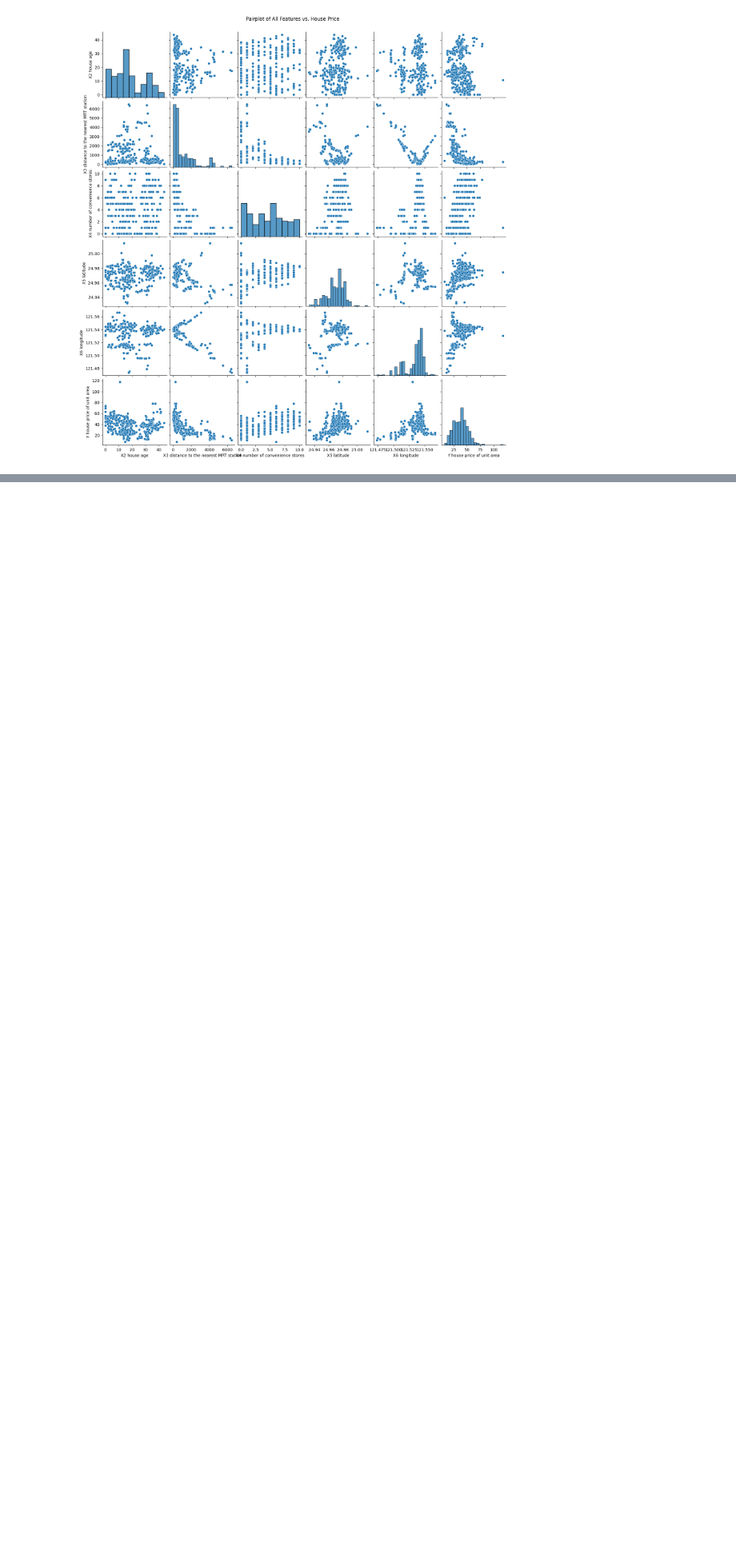
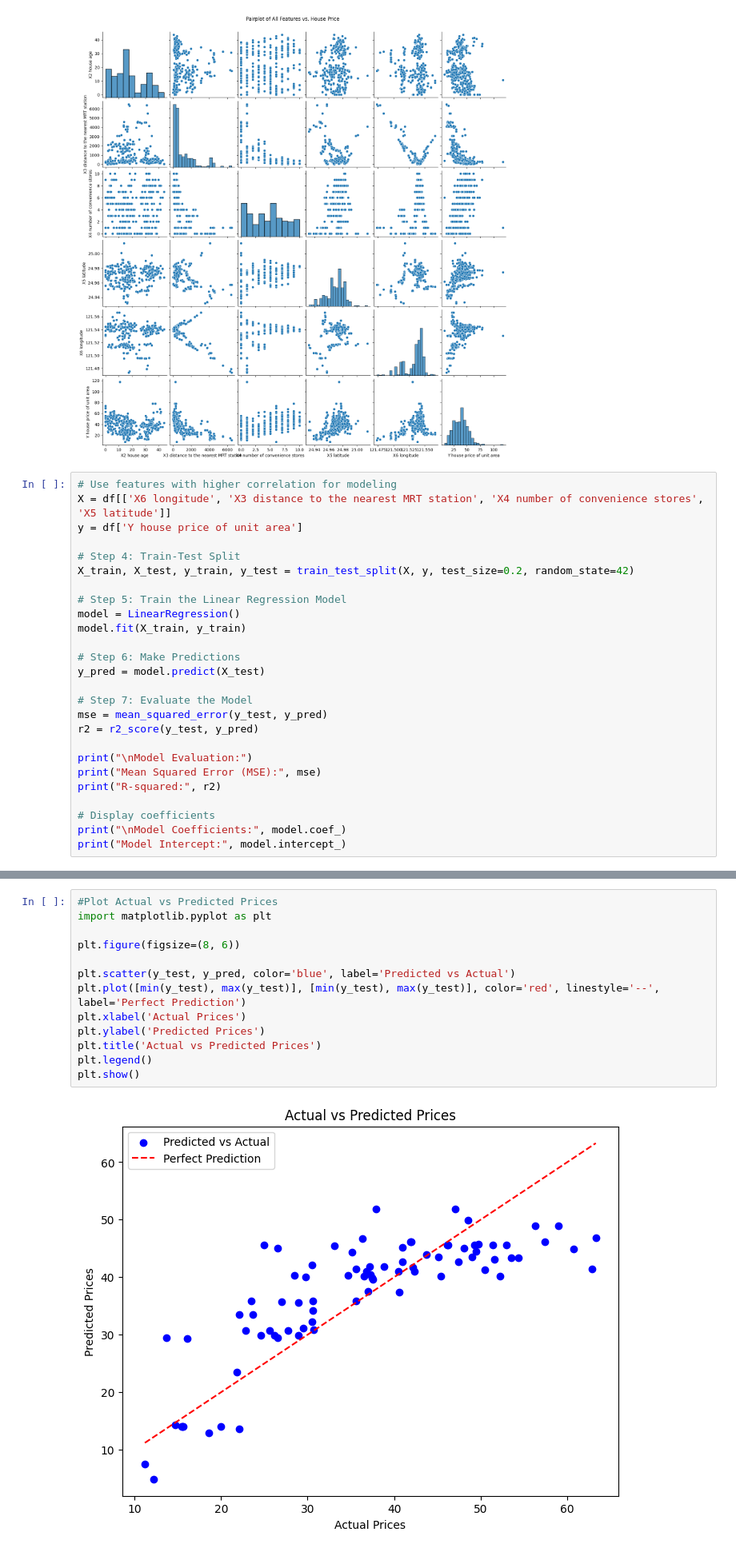
Before and after one commit to HananLuayAli/HananLuayAli, a Jupyter notebook: Linear_Regression.ipynb, the cells around one changed output, grey strips where cells are left out. Shown: that part at 80% size. Drawn from its saved outputs; the diff is of its cells as text; blank space fills up the shorter version.

```diff
--- a/Linear_Regression.ipynb
+++ b/Linear_Regression.ipynb
@@ -79,3 +79,29 @@ plt.suptitle("Pairplot of All Features vs. House Price", y=1.02)
 plt.show()
 # %% [output]
 [figure]
+# %%
+# Use features with higher correlation for modeling
+X = df[['X6 longitude', 'X3 distance to the nearest MRT station', 'X4 number of convenience stores', 'X5 latitude']]
+y = df['Y house price of unit area']
+
+# Step 4: Train-Test Split
+X_train, X_test, y_train, y_test = train_test_split(X, y, test_size=0.2, random_state=42)
+
+# Step 5: Train the Linear Regression Model
+model = LinearRegression()
+model.fit(X_train, y_train)
+
+# Step 6: Make Predictions
+y_pred = model.predict(X_test)
+
+# Step 7: Evaluate the Model
+mse = mean_squared_error(y_test, y_pred)
+r2 = r2_score(y_test, y_pred)
+
+print("\nModel Evaluation:")
+print("Mean Squared Error (MSE):", mse)
+print("R-squared:", r2)
+
+# Display coefficients
+print("\nModel Coefficients:", model.coef_)
+print("Model Intercept:", model.intercept_)
@@ -81,0 +115,15 @@ plt.show()
+# %%
+#Plot Actual vs Predicted Prices
+import matplotlib.pyplot as plt
+
+plt.figure(figsize=(8, 6))
+
+plt.scatter(y_test, y_pred, color='blue', label='Predicted vs Actual')
+plt.plot([min(y_test), max(y_test)], [min(y_test), max(y_test)], color='red', linestyle='--', label='Perfect Prediction')
+plt.xlabel('Actual Prices')
+plt.ylabel('Predicted Prices')
+plt.title('Actual vs Predicted Prices')
+plt.legend()
+plt.show()
+# %% [output]
+[figure, added]
```
Also changed, not shown: parts of 1 cell of this notebook.
